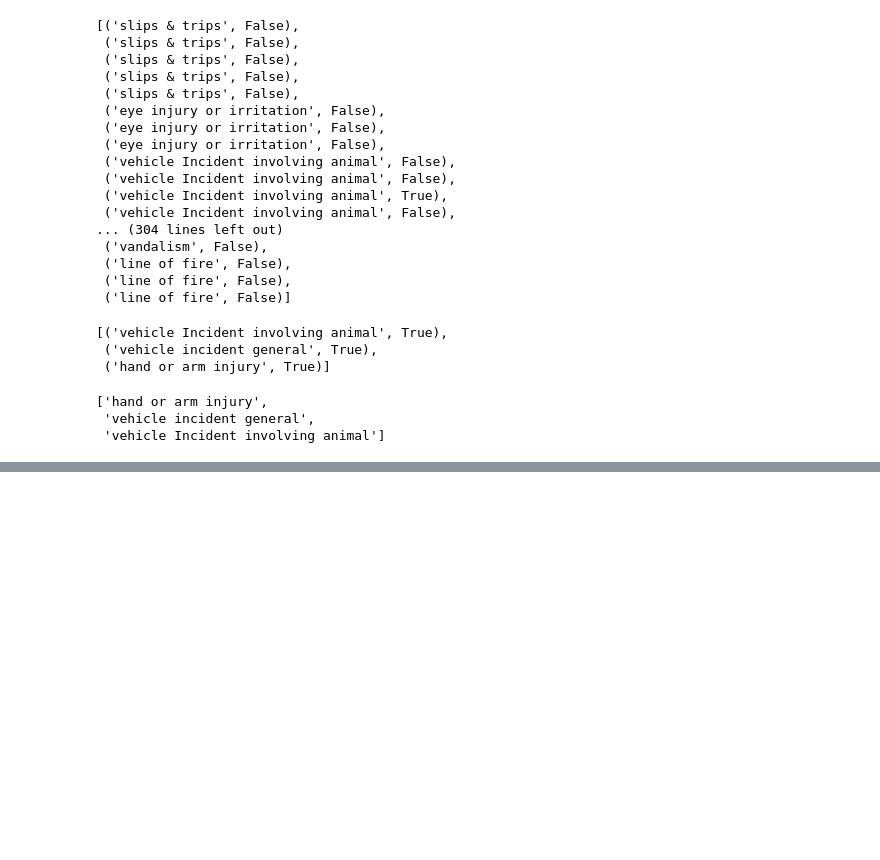
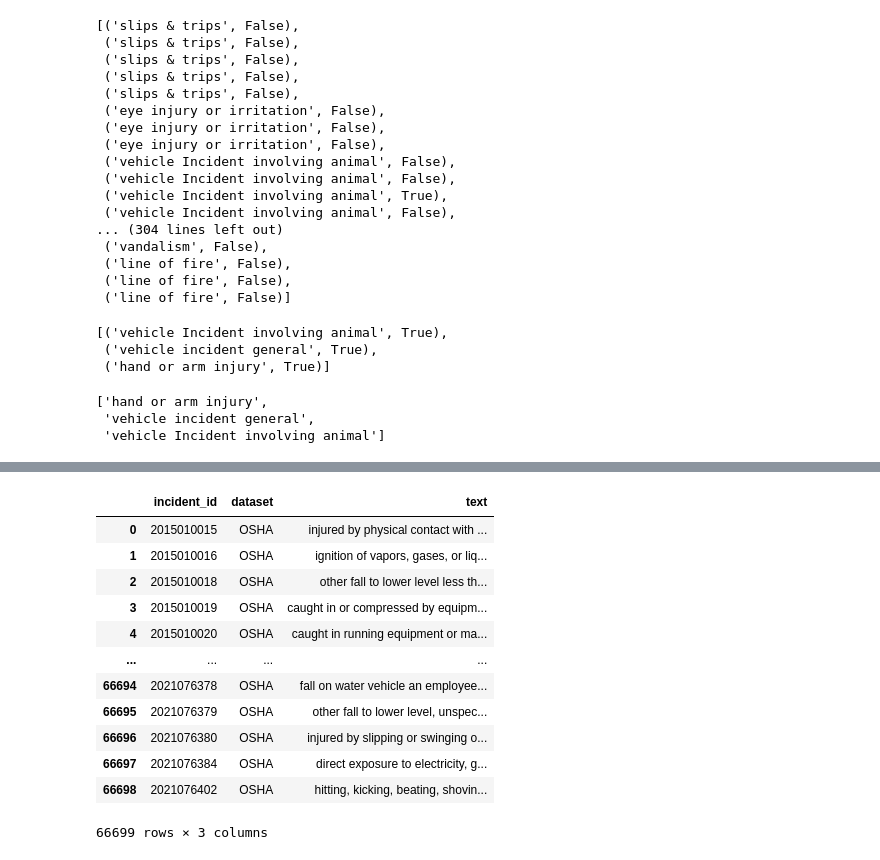
Before and after one commit to 3minuterecord/safety_report_topic_classification, a Jupyter notebook: rough_work.ipynb, the cells around one changed output, grey strips where cells are left out. Drawn from its saved outputs; the diff is of its cells as text; code cells hidden in the pictures; blank space fills up the shorter version.

Commit message:
Update rules, combine OSHA and ORGP datasets.

```diff
--- a/rough_work.ipynb
+++ b/rough_work.ipynb
@@ -887,0 +888,2 @@ True
+# %%
+osha_incs = pd.read_csv("data/source/OSHA_January2015toJuly2021.csv", dtype=str)
@@ -887,0 +915,25 @@ True
+# %%
+# Concatenate some of the fields to make the 'text' field for searching
+osha_incs.rename(columns={'ID': 'incident_id'}, inplace=True)
+osha_incs['text'] = (
+        osha_incs['EventTitle'].astype(str).fillna('') + ' ' +
+        osha_incs['Final Narrative'].astype(str).fillna('')
+).str.lower()
+osha_incs['dataset'] = 'OSHA'
+# %%
+osha_incs = osha_incs[['incident_id', 'dataset', 'text']]
+osha_incs
+# %% [output]
+|  | incident_id | dataset | text |
+| 0 | 2015010015 | OSHA | injured by physical contact with ... |
+| 1 | 2015010016 | OSHA | ignition of vapors, gases, or liq... |
+| 2 | 2015010018 | OSHA | other fall to lower level less th... |
+| 3 | 2015010019 | OSHA | caught in or compressed by equipm... |
+| 4 | 2015010020 | OSHA | caught in running equipment or ma... |
+| ... | ... | ... | ... |
+| 66694 | 2021076378 | OSHA | fall on water vehicle an employee... |
+| 66695 | 2021076379 | OSHA | other fall to lower level, unspec... |
+| 66696 | 2021076380 | OSHA | injured by slipping or swinging o... |
+| 66697 | 2021076384 | OSHA | direct exposure to electricity, g... |
+| 66698 | 2021076402 | OSHA | hitting, kicking, beating, shovin... |
+66699 rows × 3 columns
```
Also changed, not shown: parts of 56 cells of this notebook, 3 other files.
